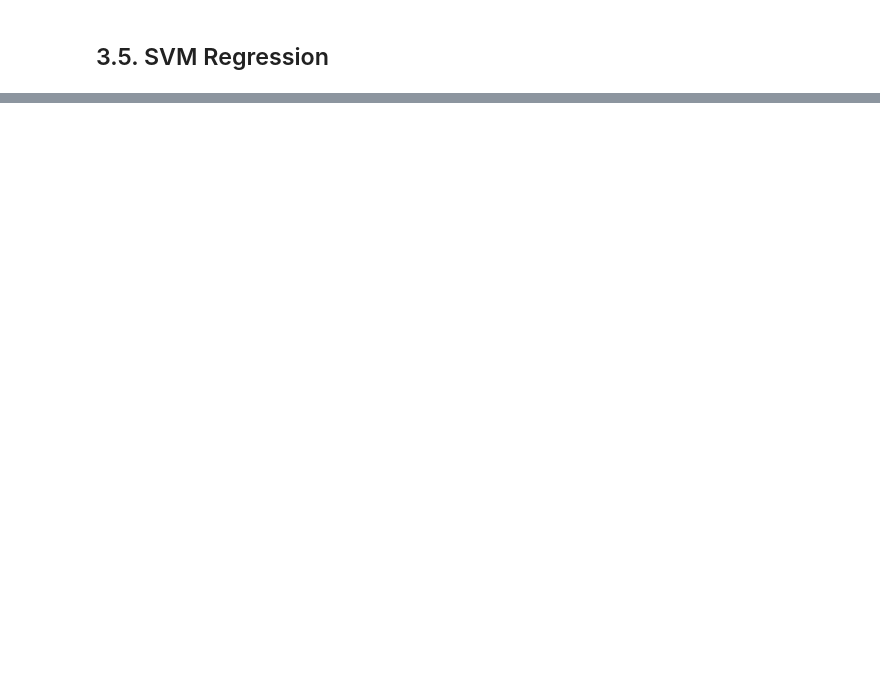
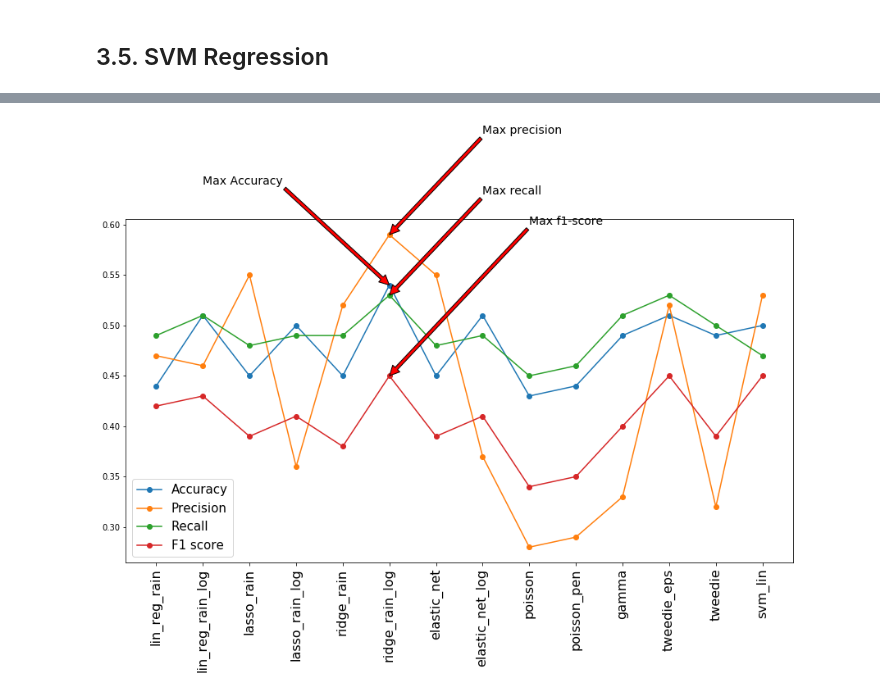
Before and after one commit to NguyenHai7120/4A-MachineLearning-Project, a Jupyter notebook: Classification_python.ipynb, the cells around one changed output, grey strips where cells are left out. Cells and saved outputs as stored; diff of their text form; code cells hidden in the pictures; blank space fills up the shorter version.

```diff
--- a/Classification_python.ipynb
+++ b/Classification_python.ipynb
@@ -1450,0 +1669,42 @@ weighted avg       0.51      0.50      0.45       138
+# %%
+perf_class = pd.read_excel("./Performance_Regression.xlsx", header = 1)
+# %%
+plt.figure(figsize=(12,10))
+
+x = np.arange(14)
+
+plt.plot(x, perf_class["Accuracy"], "-o", label = "Accuracy")
+plt.plot(x, perf_class["Avg_precision"], "-o", label = "Precision")
+plt.plot(x, perf_class["Avg_recall"], "-o", label = "Recall")
+plt.plot(x, perf_class["Avg_f1_score"], "-o", label = "F1 score")
+
+arg_max_Accuracy, max_Accuracy = np.argmax(perf_class["Accuracy"]), np.max(perf_class["Accuracy"])
+
+plt.annotate(s = "Max Accuracy", xy = [arg_max_Accuracy, max_Accuracy ],
+        xytext = [arg_max_Accuracy - 4, max_Accuracy + 0.1],
+        arrowprops = dict(facecolor ='red', shrink = 0.001), fontsize = 14 )
+
+arg_max_Avg_precision, max_Avg_precision = np.argmax(perf_class["Avg_precision"]), np.max(perf_class["Avg_precision"])
+
+plt.annotate(s = "Max precision", xy = [arg_max_Avg_precision, max_Avg_precision],
+        xytext = [arg_max_Avg_precision + 2, max_Avg_precision + 0.1],
+        arrowprops = dict(facecolor ='red', shrink = 0.001), fontsize = 14 )
+
+arg_max_Avg_recall, max_Avg_recall = np.argmax(perf_class["Avg_recall"]), np.max(perf_class["Avg_recall"])
+
+plt.annotate(s = "Max recall", xy = [arg_max_Avg_recall, max_Avg_recall],
+        xytext = [arg_max_Avg_recall + 2, max_Avg_recall + 0.1],
+        arrowprops = dict(facecolor ='red', shrink = 0.001), fontsize = 14 )
+
+arg_max_f1, max_f1 = np.argmax(perf_class["Avg_f1_score"]), np.max(perf_class["Avg_f1_score"])
+
+plt.annotate(s = "Max f1-score", xy = [arg_max_f1, max_f1],
+        xytext = [arg_max_f1 + 3, max_f1 + 0.15],
+        arrowprops = dict(facecolor ='red', shrink = 0.001), fontsize = 14 )
+
+plt.xticks(x, list(perf_class["Model"]), rotation ='vertical', fontsize = 16)
+plt.legend(loc = 3, fontsize = 15)
+plt.tight_layout()
+plt.savefig("./Images/Reg_Class_Performance.pdf")
+# %% [output]
+[figure, added]
```
Also changed, not shown: parts of 35 cells of this notebook, 6 other files.
